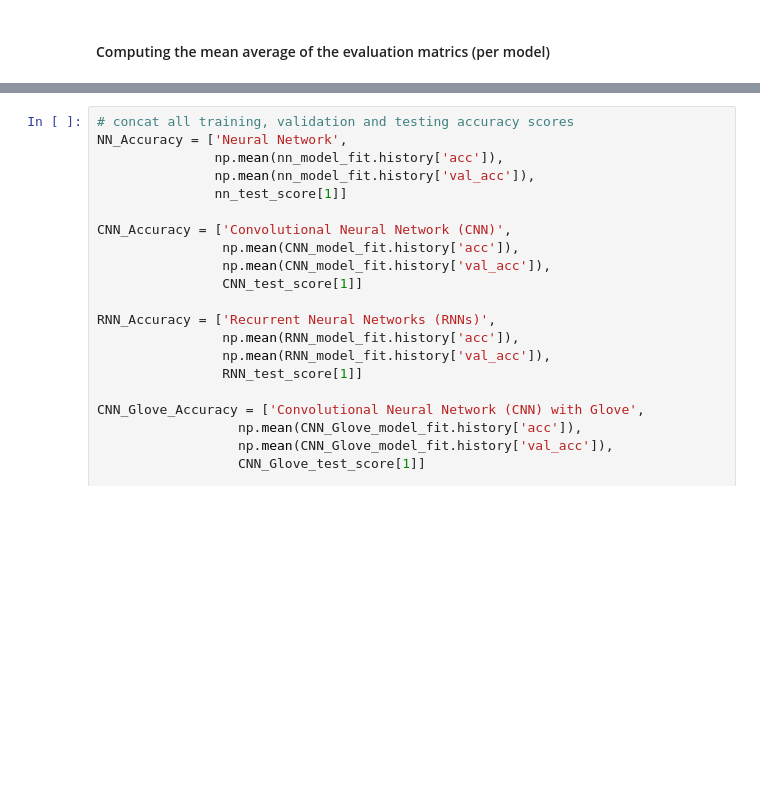
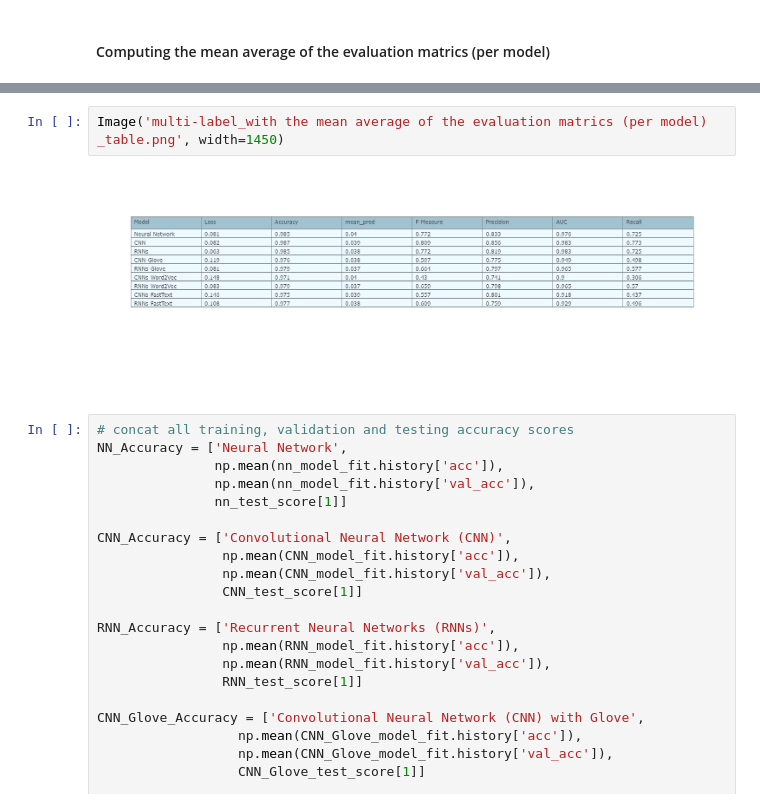
Before and after one commit to Hamxea/Multi-label-Classification, a Jupyter notebook: Multi_Label_Classification_Using_Wikipedia_Toxic_Comments_Dataset3.ipynb, the cells around one changed output, grey strips where cells are left out. Cells and saved outputs as stored; diff of their text form; blank space fills up the shorter version.

```diff
--- a/Multi_Label_Classification_Using_Wikipedia_Toxic_Comments_Dataset3.ipynb
+++ b/Multi_Label_Classification_Using_Wikipedia_Toxic_Comments_Dataset3.ipynb
@@ -1814,6 +1831,10 @@ fig = dict(data=data, layout=layout)
 py.iplot(data, filename = 'multi-label_with the mean average of the evaluation matrics (per model) _table')
 # %% [output]
 [interactive output not drawn]
+# %%
+Image('multi-label_with the mean average of the evaluation matrics (per model) _table.png', width=1450)
+# %% [output]
+[figure, added]
 # %%
 # concat all training, validation and testing accuracy scores
 NN_Accuracy = ['Neural Network',
```
Also changed, not shown: parts of 5 cells of this notebook.
